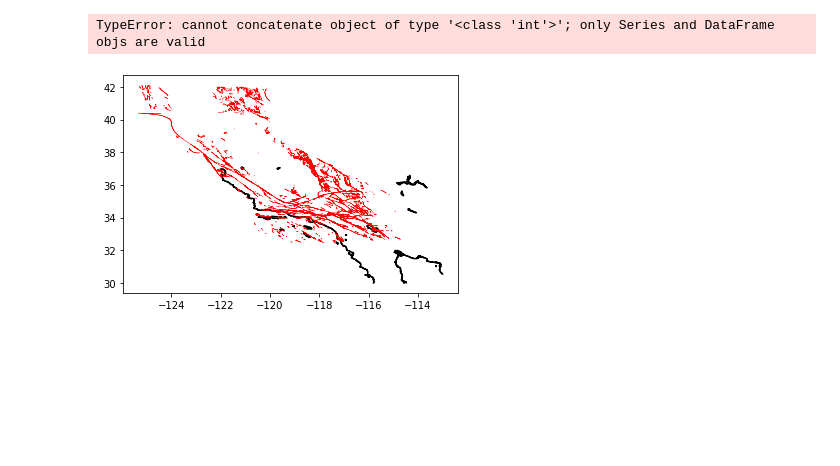
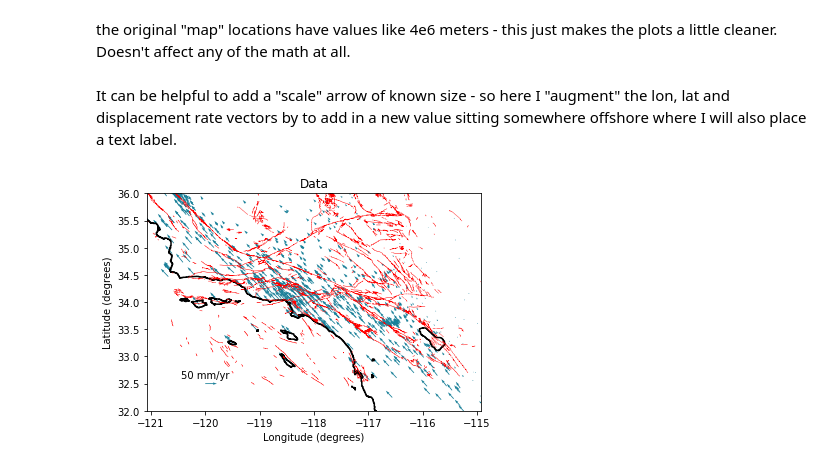
Before and after one commit to rolohman/EAS4050HW3, a Jupyter notebook: HW3Prob1.ipynb, the cells around one changed output. Cells and saved outputs as stored; diff of their text form; code cells hidden in the pictures; blank space fills up the shorter version.

```diff
--- a/HW3Prob1.ipynb
+++ b/HW3Prob1.ipynb
@@ -16,19 +4,43 @@ ValueError: could not convert string to float: '"latitude"'
+# %%
+GPS    = np.genfromtxt('rates.csv', delimiter=',', names=True, case_sensitive=True)
+faults = np.genfromtxt('faults.csv', delimiter=',', names=True, case_sensitive=True)
+coasts = np.genfromtxt('coasts.csv', delimiter=',', names=True, case_sensitive=True)
+
+nd     = np.size(GPS) # number of data points
+# %% [markdown]
+the original "map" locations have values like 4e6 meters - this just makes
+the plots a little cleaner.  Doesn't affect any of the math at all.
+# %%
+GPS['x']=GPS['x']-GPS['x'].mean()
+GPS['y']=GPS['y']-GPS['y'].mean()
+
+GPS['UE']=GPS['UE']/1000 #%convert to meters/yr, since our units of distance are in meters
+GPS['UN']=GPS['UN']/1000
+# %% [markdown]
+It can be helpful to add a "scale" arrow of known size - so here I
+"augment" the lon, lat and displacement rate vectors by to add in a new
+value sitting somewhere offshore where I will also place a text label.
+# %%
+aug_lon = np.append(GPS['lon'],-120)
+aug_lat = np.append(GPS['lat'],32.5)
+aug_UE  = np.append(GPS['UE'],0.05)
+aug_UN  = np.append(GPS['UN'],0)
 # %%
 fig=plt.figure()
 ax = fig.add_subplot(1, 1, 1)
 ax.plot(coasts['lon'],coasts['lat'],'k')
 ax.plot(faults['lon'],faults['lat'],'r',linewidth=0.5)
-ax.quiver(GPS['lon'].append(-120),GPS['lat'].append(32), GPS['UE'].append(0.05,GPS['UN'].append(0),scale=1)
-#add scale arrow
-#ax.quiver(-120,32.5,0.05,0,scale=1)
+
+#add displacement rate vectors, as well as scale arrow
+ax.quiver(aug_lon,aug_lat, aug_UE,aug_UN,color=((0.1,0.5,0.6)))
 ax.text(-120,32.6,'50 mm/yr',horizontalalignment='center')
+
 plt.axis('equal')
 plt.xlim([-121, -115])
 plt.ylim([32, 36])
 plt.xlabel('Longitude (degrees)')
 plt.ylabel('Latitude (degrees)')
 plt.title('Data')
 plt.show()
 # %% [output]
-TypeError: cannot concatenate object of type '<class 'int'>'; only Series and DataFrame objs are valid
-[figure, old version]
+[figure, new version]
```
Also changed, not shown: parts of 25 cells of this notebook, 4 other files.
